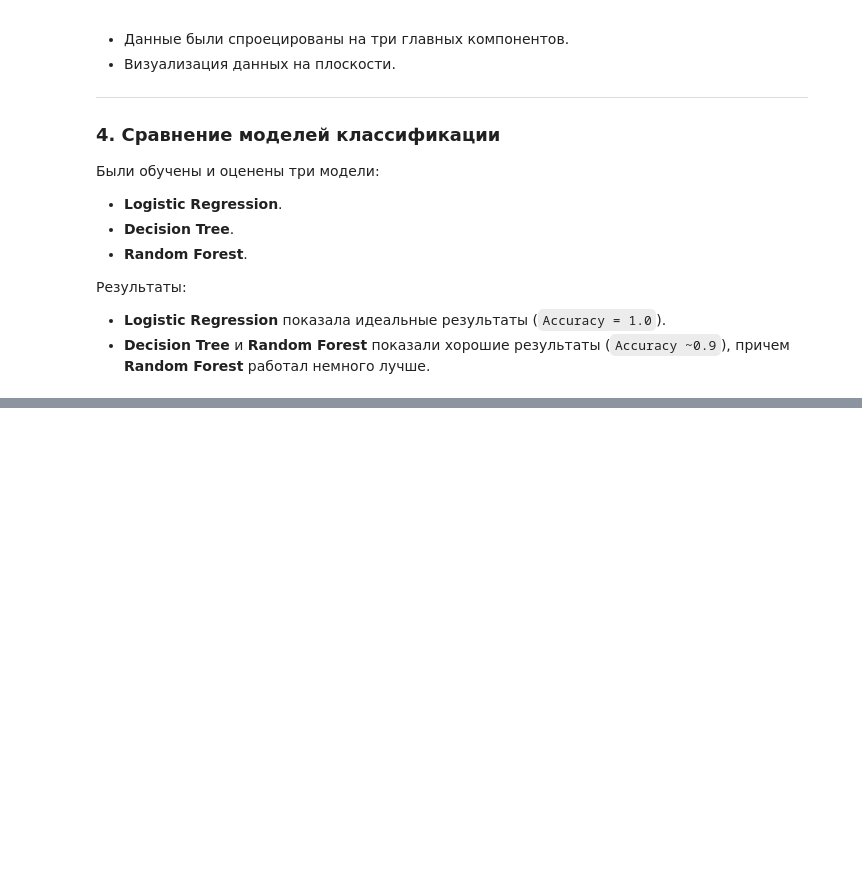
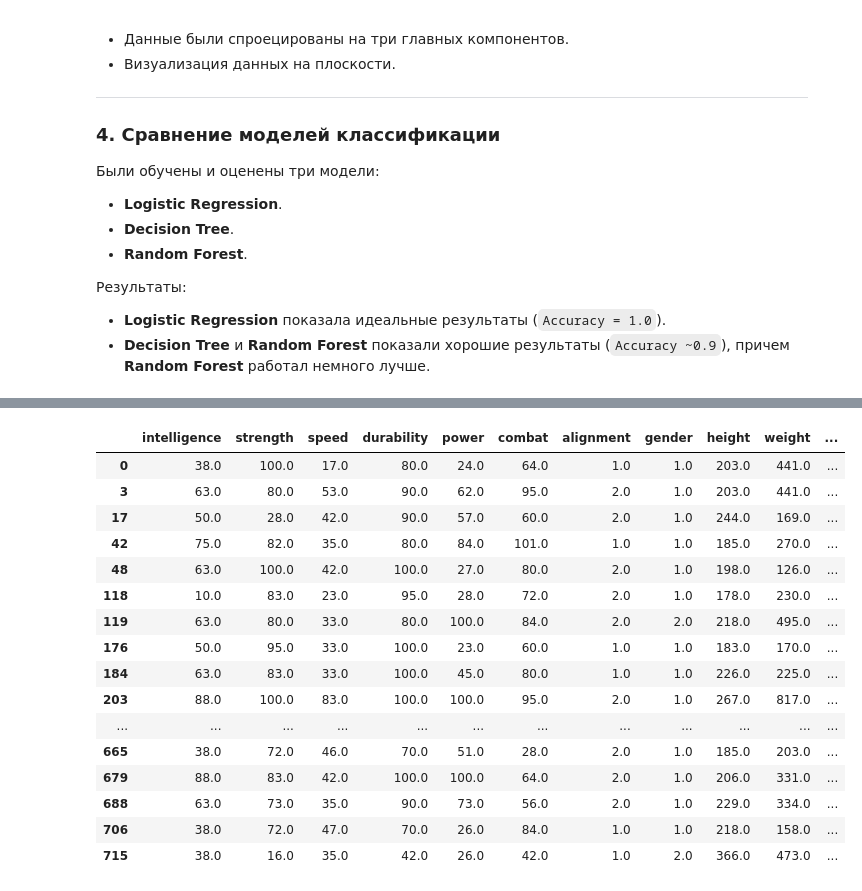
Before and after one commit to mewkfeli/MachineLearning, a Jupyter notebook: Mukhitova_Khusniiarov_superheroes.ipynb, the cells around one changed output, grey strips where cells are left out. Cells and saved outputs as stored; diff of their text form; code cells hidden in the pictures; blank space fills up the shorter version.

```diff
--- a/Mukhitova_Khusniiarov_superheroes.ipynb
+++ b/Mukhitova_Khusniiarov_superheroes.ipynb
@@ -975,0 +1094,6 @@ https://datalens.yandex/67d6h2yjdanos
+# %%
+kmeans = KMeans(n_clusters = 5,
+                n_init = 10,
+                algorithm = 'elkan')
+
+kmeans.fit(df)
@@ -975,0 +1102,4 @@ https://datalens.yandex/67d6h2yjdanos
+# %%
+# Метки класстеров
+labels = kmeans.labels_
+labels
@@ -975,0 +1151,4 @@ https://datalens.yandex/67d6h2yjdanos
+# %%
+columns = df.columns
+df[columns] = scaler.inverse_transform(df[columns])
+df.head()
@@ -975,0 +1275,20 @@ https://datalens.yandex/67d6h2yjdanos
+# %%
+df[df['Cluster']==0]
+# %% [output]
+|  | intelligence | strength | speed | durability | power | combat | alignment | gender | height | weight | ... |
+| 0 | 38.0 | 100.0 | 17.0 | 80.0 | 24.0 | 64.0 | 1.0 | 1.0 | 203.0 | 441.0 | ... |
+| 3 | 63.0 | 80.0 | 53.0 | 90.0 | 62.0 | 95.0 | 2.0 | 1.0 | 203.0 | 441.0 | ... |
+| 17 | 50.0 | 28.0 | 42.0 | 90.0 | 57.0 | 60.0 | 2.0 | 1.0 | 244.0 | 169.0 | ... |
+| 42 | 75.0 | 82.0 | 35.0 | 80.0 | 84.0 | 101.0 | 1.0 | 1.0 | 185.0 | 270.0 | ... |
+| 48 | 63.0 | 100.0 | 42.0 | 100.0 | 27.0 | 80.0 | 2.0 | 1.0 | 198.0 | 126.0 | ... |
+| 118 | 10.0 | 83.0 | 23.0 | 95.0 | 28.0 | 72.0 | 2.0 | 1.0 | 178.0 | 230.0 | ... |
+| 119 | 63.0 | 80.0 | 33.0 | 80.0 | 100.0 | 84.0 | 2.0 | 2.0 | 218.0 | 495.0 | ... |
+| 176 | 50.0 | 95.0 | 33.0 | 100.0 | 23.0 | 60.0 | 1.0 | 1.0 | 183.0 | 170.0 | ... |
+| 184 | 63.0 | 83.0 | 33.0 | 100.0 | 45.0 | 80.0 | 1.0 | 1.0 | 226.0 | 225.0 | ... |
+| 203 | 88.0 | 100.0 | 83.0 | 100.0 | 100.0 | 95.0 | 2.0 | 1.0 | 267.0 | 817.0 | ... |
+| ... | ... | ... | ... | ... | ... | ... | ... | ... | ... | ... | ... |
+| 665 | 38.0 | 72.0 | 46.0 | 70.0 | 51.0 | 28.0 | 2.0 | 1.0 | 185.0 | 203.0 | ... |
+| 679 | 88.0 | 83.0 | 42.0 | 100.0 | 100.0 | 64.0 | 2.0 | 1.0 | 206.0 | 331.0 | ... |
+| 688 | 63.0 | 73.0 | 35.0 | 90.0 | 73.0 | 56.0 | 2.0 | 1.0 | 229.0 | 334.0 | ... |
+| 706 | 38.0 | 72.0 | 47.0 | 70.0 | 26.0 | 84.0 | 1.0 | 1.0 | 218.0 | 158.0 | ... |
+| 715 | 38.0 | 16.0 | 35.0 | 42.0 | 26.0 | 42.0 | 1.0 | 2.0 | 366.0 | 473.0 | ... |
```
Also changed, not shown: parts of 61 cells of this notebook.
